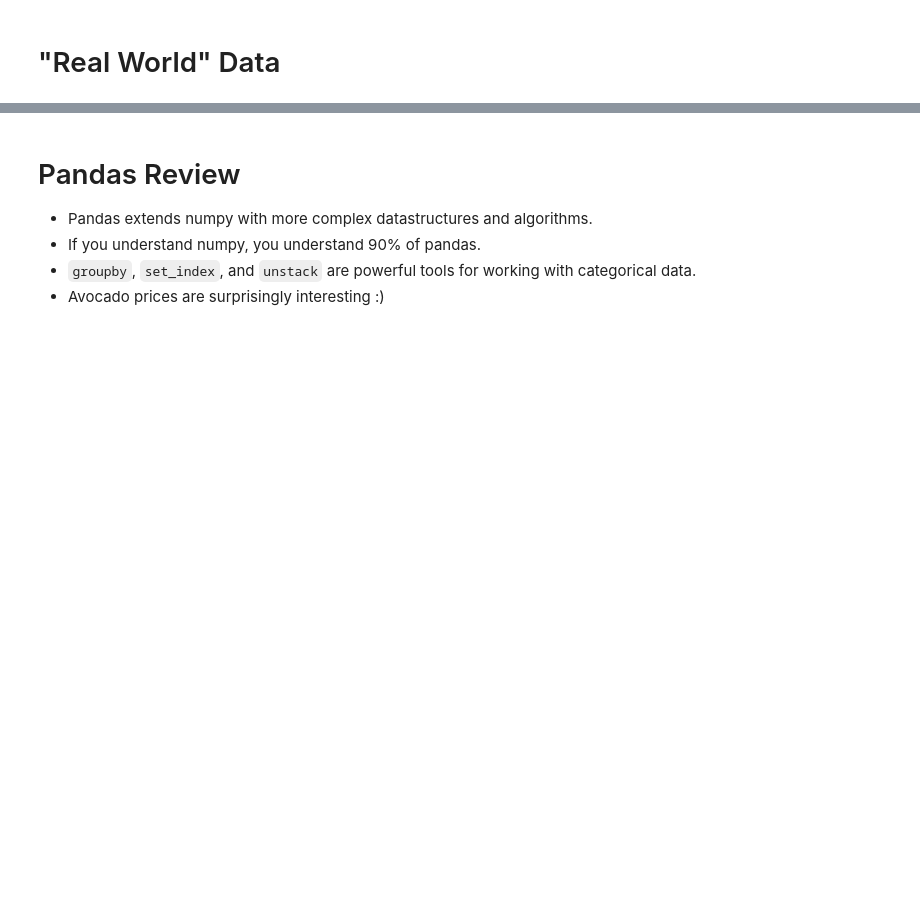
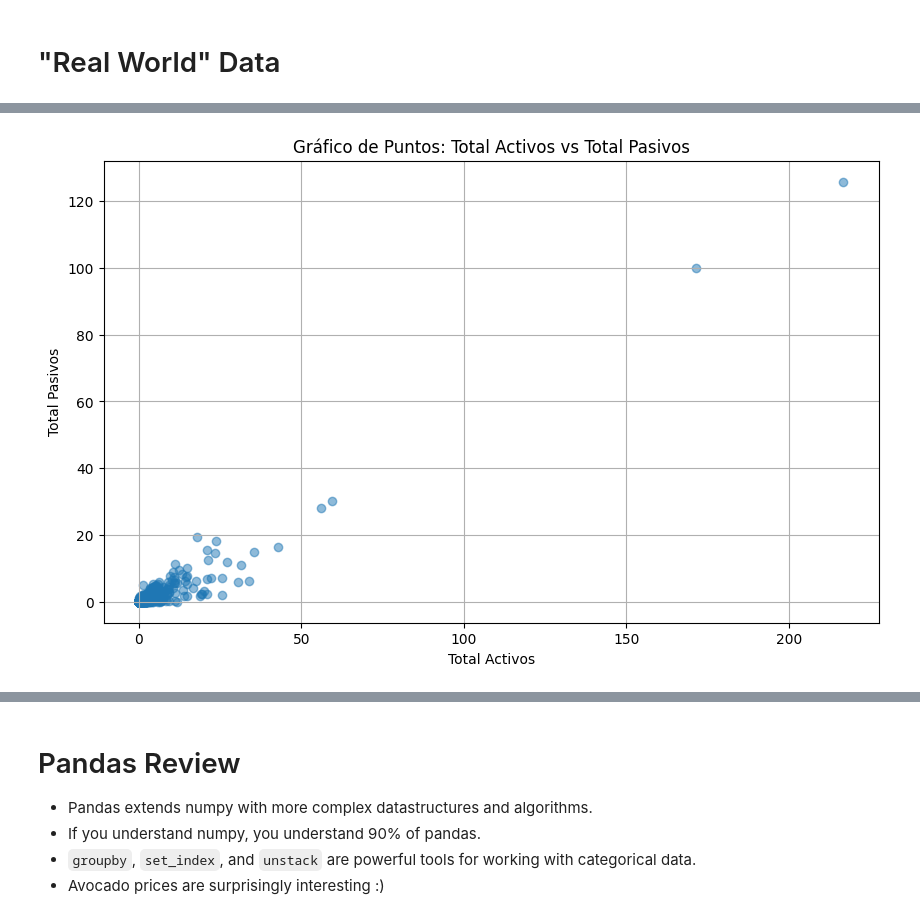
Before and after one commit to Julian-Pira18/MetNumUN2024I, a Jupyter notebook: Lab2/Lab2_GR16.ipynb, the cells around one changed output, grey strips where cells are left out. Saved outputs shown, nothing was run; the diff lists cells and outputs as text; code cells hidden in the pictures; blank space fills up the shorter version.

```diff
--- a/Lab2/Lab2_GR16.ipynb
+++ b/Lab2/Lab2_GR16.ipynb
@@ -1650,0 +1684,10 @@ ax.set_xticklabels(ax.get_xticklabels(), rotation=45);
+# %%
+# Show the sum of total assets
+try:
+  empresas_colombia['TOTAL ACTIVOS'] = empresas_colombia['TOTAL ACTIVOS'].str.replace('$', '', regex=False).astype(float)
+  empresas_colombia['TOTAL PASIVOS'] = empresas_colombia['TOTAL PASIVOS'].str.replace('$', '', regex=False).astype(float)
+except:
+  pass
+
+total_actives_and_passives = empresas_colombia[['RAZÓN SOCIAL', 'TOTAL ACTIVOS', 'TOTAL PASIVOS']]
+total_actives_and_passives
@@ -1650,0 +1708,10 @@ ax.set_xticklabels(ax.get_xticklabels(), rotation=45);
+# %%
+plt.figure(figsize=(10, 6))
+plt.scatter(total_actives_and_passives['TOTAL ACTIVOS'], total_actives_and_passives['TOTAL PASIVOS'], alpha=0.5)
+plt.title('Gráfico de Puntos: Total Activos vs Total Pasivos')
+plt.xlabel('Total Activos')
+plt.ylabel('Total Pasivos')
+plt.grid(True)
+plt.show()
+# %% [output]
+[figure, added]
```
Also changed, not shown: parts of 18 cells of this notebook.
